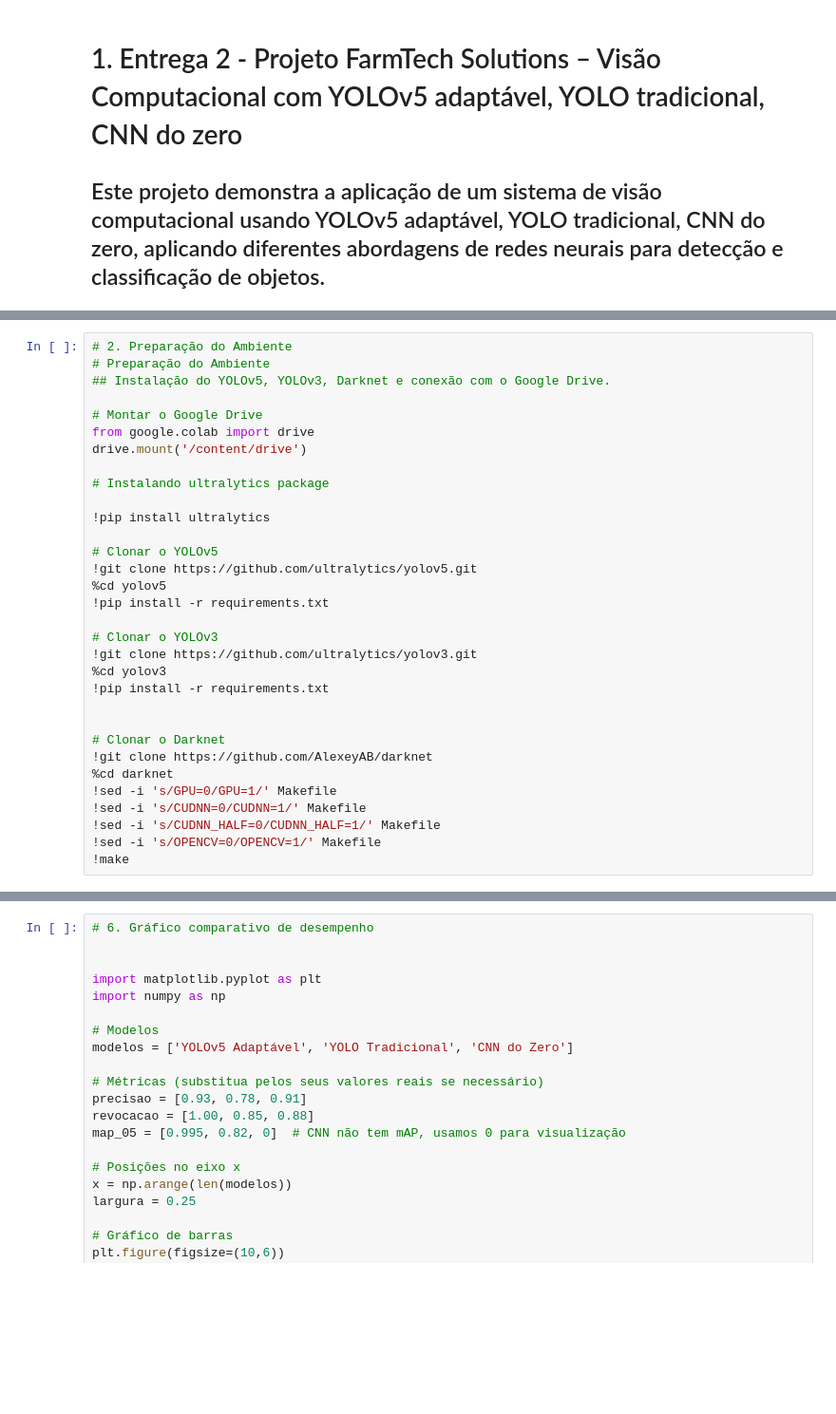
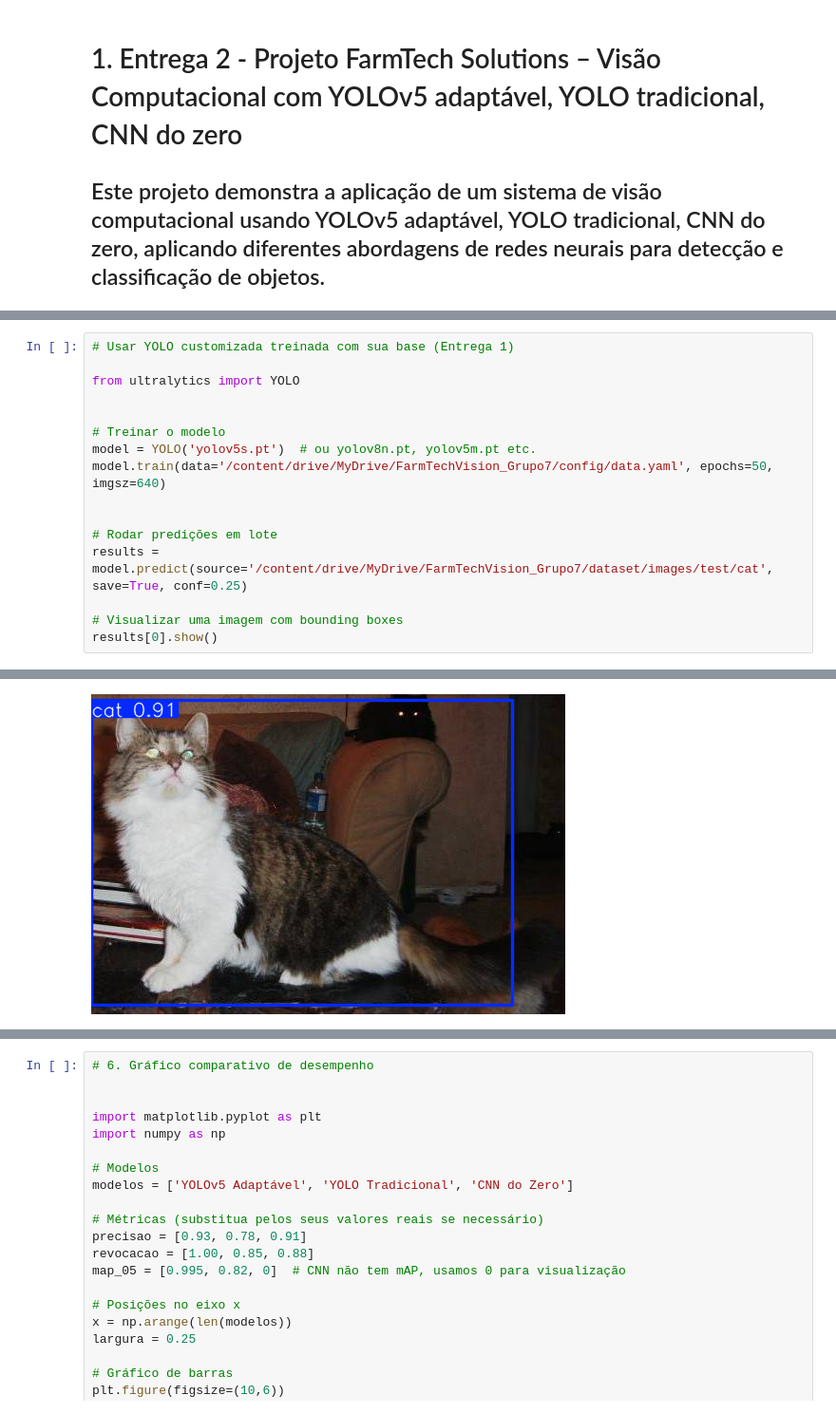
Before and after one commit to rm563003/FIAP, a Jupyter notebook: FarmTechVision_Grupo7/notebook/entrega2/entrega2_comparativo_fase6.ipynb, the cells around one changed output, grey strips where cells are left out. Shown at 95% size. Drawn from its saved outputs; the diff is of its cells as text; blank space fills up the shorter version.

```diff
--- a/FarmTechVision_Grupo7/notebook/entrega2/entrega2_comparativo_fase6.ipynb
+++ b/FarmTechVision_Grupo7/notebook/entrega2/entrega2_comparativo_fase6.ipynb
@@ -5,33 +40,17 @@
 # %%
-# 2. Preparação do Ambiente
-# Preparação do Ambiente
-## Instalação do YOLOv5, YOLOv3, Darknet e conexão com o Google Drive.
+# Usar YOLO customizada treinada com sua base (Entrega 1)
 
-# Montar o Google Drive
-from google.colab import drive
-drive.mount('/content/drive')
-
-# Instalando ultralytics package
-
-!pip install ultralytics
-
-# Clonar o YOLOv5
-!git clone https://github.com/ultralytics/yolov5.git
-%cd yolov5
-!pip install -r requirements.txt
-
-# Clonar o YOLOv3
-!git clone https://github.com/ultralytics/yolov3.git
-%cd yolov3
-!pip install -r requirements.txt
+from ultralytics import YOLO
 
 
-# Clonar o Darknet
-!git clone https://github.com/AlexeyAB/darknet
-%cd darknet
-!sed -i 's/GPU=0/GPU=1/' Makefile
-!sed -i 's/CUDNN=0/CUDNN=1/' Makefile
-!sed -i 's/CUDNN_HALF=0/CUDNN_HALF=1/' Makefile
-!sed -i 's/OPENCV=0/OPENCV=1/' Makefile
-!make
+# Treinar o modelo
+model = YOLO('yolov5s.pt')  # ou yolov8n.pt, yolov5m.pt etc.
+model.train(data='/content/drive/MyDrive/FarmTechVision_Grupo7/config/data.yaml', epochs=50, imgsz=640)
+
+
+# Rodar predições em lote
+results = model.predict(source='/content/drive/MyDrive/FarmTechVision_Grupo7/dataset/images/test/cat', save=True, conf=0.25)
+
+# Visualizar uma imagem com bounding boxes
+results[0].show()
 # %% [output]
@@ -54,0 +74 @@ g++ -std=c++11 -std=c++11 -Iinclude/ -I3rdparty/stb/include -DOPENCV `pkg-config
+[figure, added]
```
Also changed, not shown: parts of 9 cells of this notebook.
